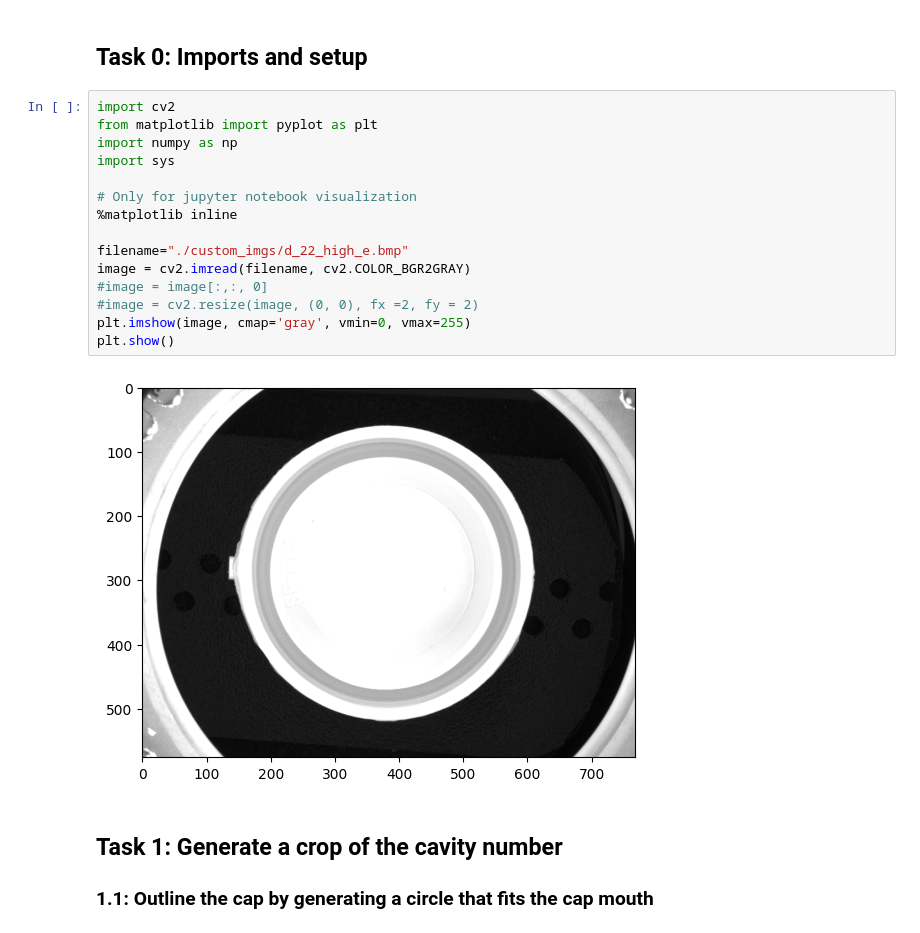
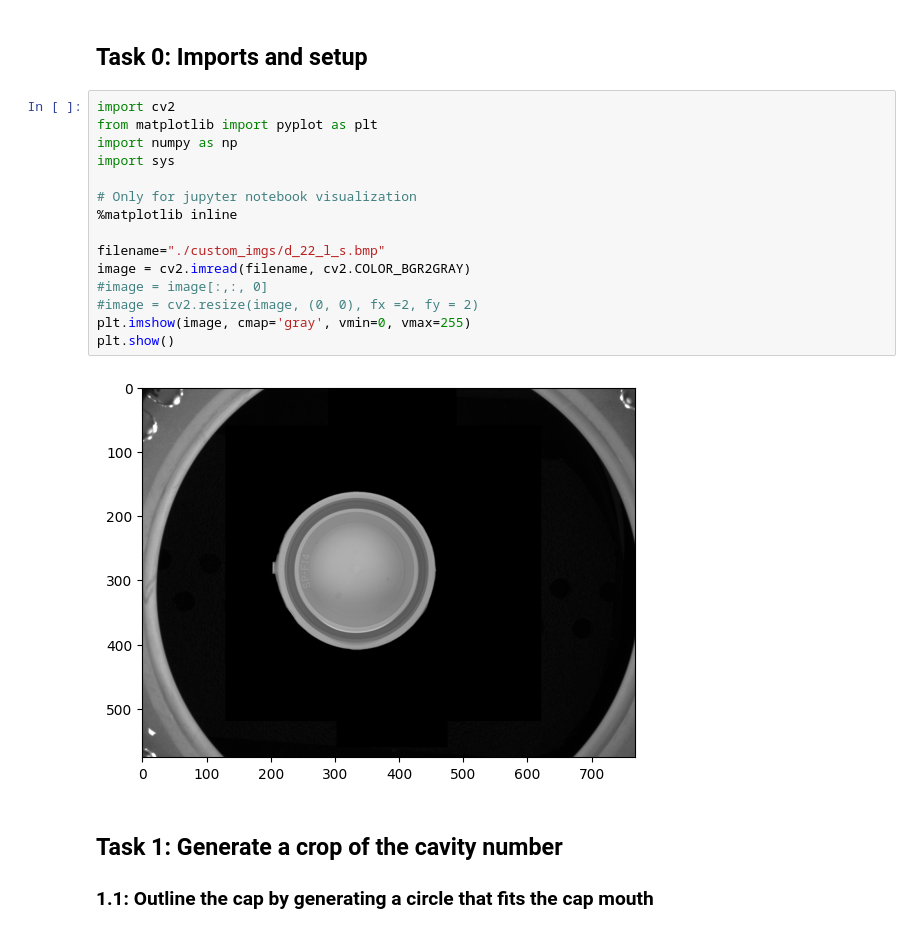
Before and after one commit to taglioIsCoding/CapInspection, a Jupyter notebook: single_cap.ipynb, the cells around one changed output. Drawn from its saved outputs; the diff is of its cells as text.

```diff
--- a/single_cap.ipynb
+++ b/single_cap.ipynb
@@ -8,20 +8,20 @@ The cap has an external tab at a fixed position in relation to the cavity number
 # %%
 import cv2
 from matplotlib import pyplot as plt
 import numpy as np
 import sys
 
 # Only for jupyter notebook visualization
 %matplotlib inline
 
-filename="./custom_imgs/d_22_high_e.bmp"
+filename="./custom_imgs/d_22_l_s.bmp"
 image = cv2.imread(filename, cv2.COLOR_BGR2GRAY)
 #image = image[:,:, 0]
 #image = cv2.resize(image, (0, 0), fx =2, fy = 2)
 plt.imshow(image, cmap='gray', vmin=0, vmax=255)
 plt.show()
 # %% [output]
-[figure, old version]
+[figure, new version]
 # %% [markdown]
 ## Task 1: Generate a crop of the cavity number
 ### 1.1: Outline the cap by generating a circle that fits the cap mouth
```
Also changed, not shown: parts of 16 cells of this notebook, 2 other files.
